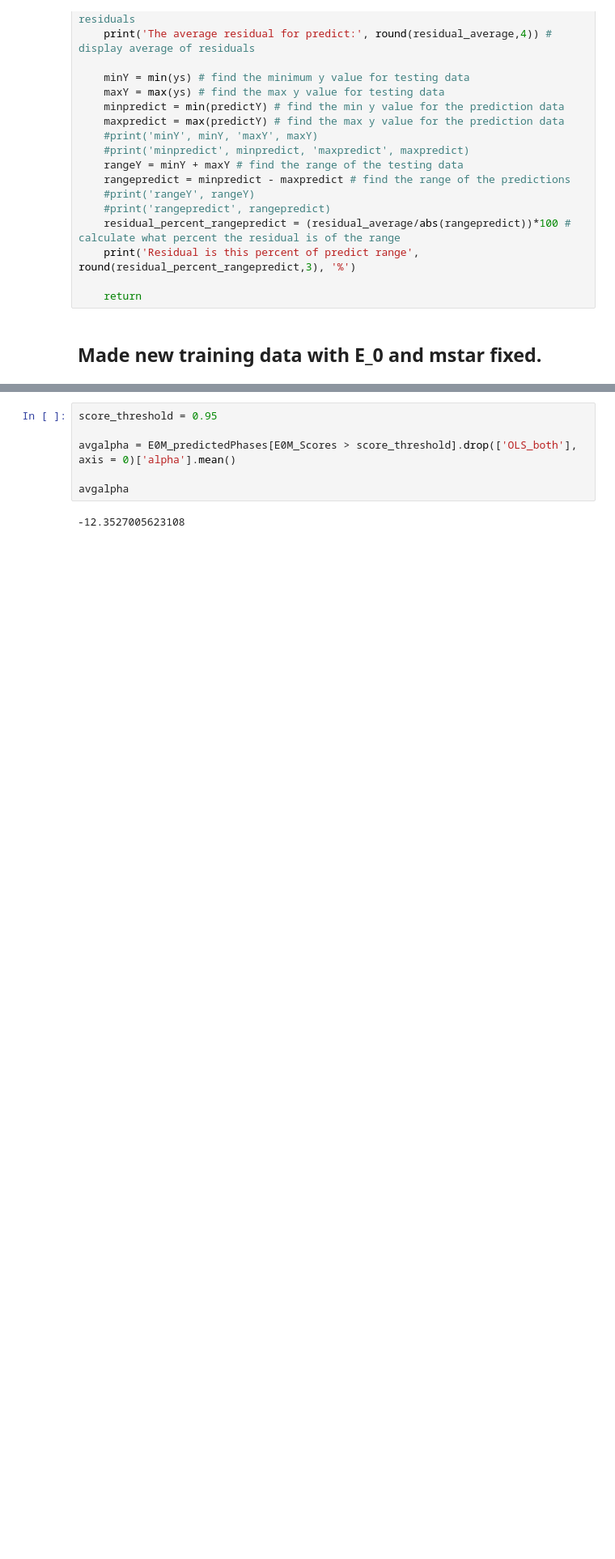
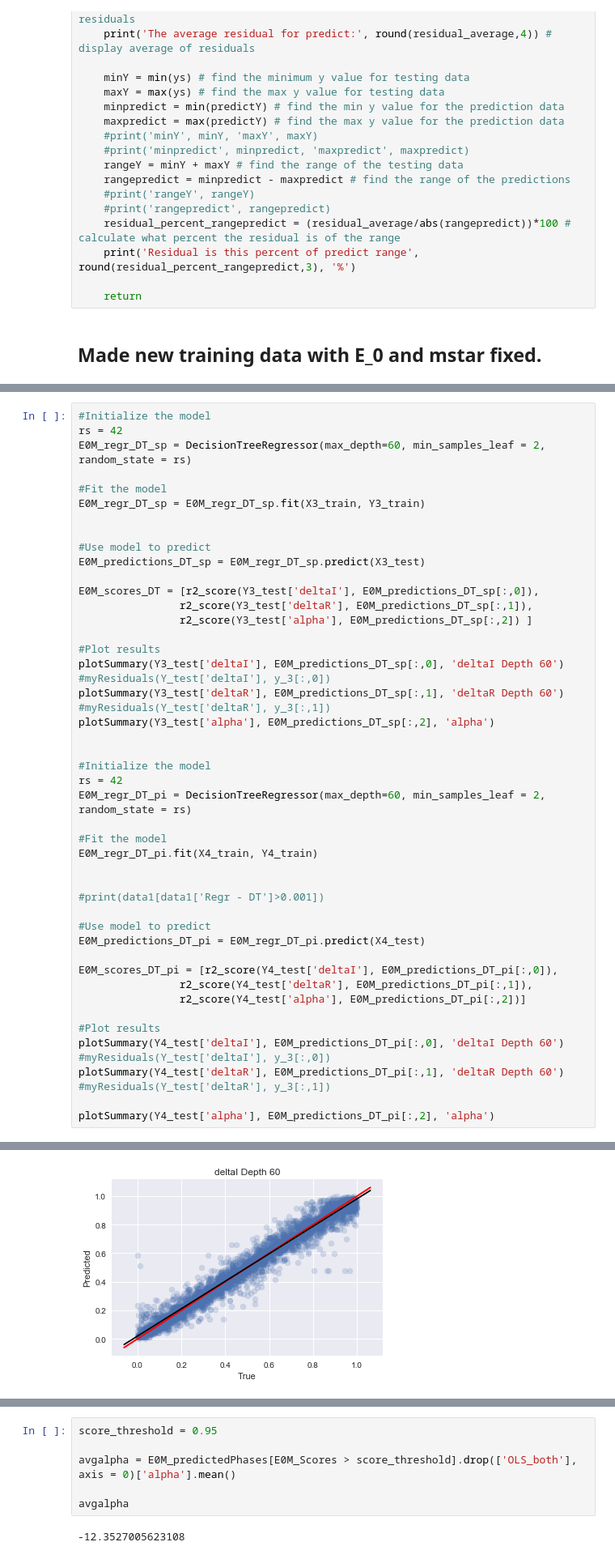
Before and after one commit to Lcollins91/DS_ResearchProject_ND, a Jupyter notebook: Hexagon_Spec_Models_v7_E0Mstarfixed_WithDispersion_BothKinds.ipynb, the cells around one changed output, grey strips where cells are left out. Shown at 81% size. Cells and saved outputs as stored; diff of their text form; blank space fills up the shorter version.

```diff
--- a/Hexagon_Spec_Models_v7_E0Mstarfixed_WithDispersion_BothKinds.ipynb
+++ b/Hexagon_Spec_Models_v7_E0Mstarfixed_WithDispersion_BothKinds.ipynb
@@ -156,0 +243,49 @@ data1.head()
+# %%
+#Initialize the model
+rs = 42
+E0M_regr_DT_sp = DecisionTreeRegressor(max_depth=60, min_samples_leaf = 2, random_state = rs)
+
+#Fit the model
+E0M_regr_DT_sp = E0M_regr_DT_sp.fit(X3_train, Y3_train)
+
+
+#Use model to predict
+E0M_predictions_DT_sp = E0M_regr_DT_sp.predict(X3_test)
+
+E0M_scores_DT = [r2_score(Y3_test['deltaI'], E0M_predictions_DT_sp[:,0]),
+                r2_score(Y3_test['deltaR'], E0M_predictions_DT_sp[:,1]),
+                r2_score(Y3_test['alpha'], E0M_predictions_DT_sp[:,2]) ]
+
+#Plot results
+plotSummary(Y3_test['deltaI'], E0M_predictions_DT_sp[:,0], 'deltaI Depth 60')
+#myResiduals(Y_test['deltaI'], y_3[:,0])
+plotSummary(Y3_test['deltaR'], E0M_predictions_DT_sp[:,1], 'deltaR Depth 60')
+#myResiduals(Y_test['deltaR'], y_3[:,1])
+plotSummary(Y3_test['alpha'], E0M_predictions_DT_sp[:,2], 'alpha')
+
+
+#Initialize the model
+rs = 42
+E0M_regr_DT_pi = DecisionTreeRegressor(max_depth=60, min_samples_leaf = 2, random_state = rs)
+
+#Fit the model
+E0M_regr_DT_pi.fit(X4_train, Y4_train)
+
+
+#print(data1[data1['Regr - DT']>0.001])
+
+#Use model to predict
+E0M_predictions_DT_pi = E0M_regr_DT_pi.predict(X4_test)
+
+E0M_scores_DT_pi = [r2_score(Y4_test['deltaI'], E0M_predictions_DT_pi[:,0]),
+                r2_score(Y4_test['deltaR'], E0M_predictions_DT_pi[:,1]),
+                r2_score(Y4_test['alpha'], E0M_predictions_DT_pi[:,2])]
+
+#Plot results
+plotSummary(Y4_test['deltaI'], E0M_predictions_DT_pi[:,0], 'deltaI Depth 60')
+#myResiduals(Y_test['deltaI'], y_3[:,0])
+plotSummary(Y4_test['deltaR'], E0M_predictions_DT_pi[:,1], 'deltaR Depth 60')
+#myResiduals(Y_test['deltaR'], y_3[:,1])
+
+plotSummary(Y4_test['alpha'], E0M_predictions_DT_pi[:,2], 'alpha')
+# %% [output]
@@ -156,0 +309 @@ data1.head()
+[figure, added]
```
Also changed, not shown: parts of 53 cells of this notebook, 3 other files.
